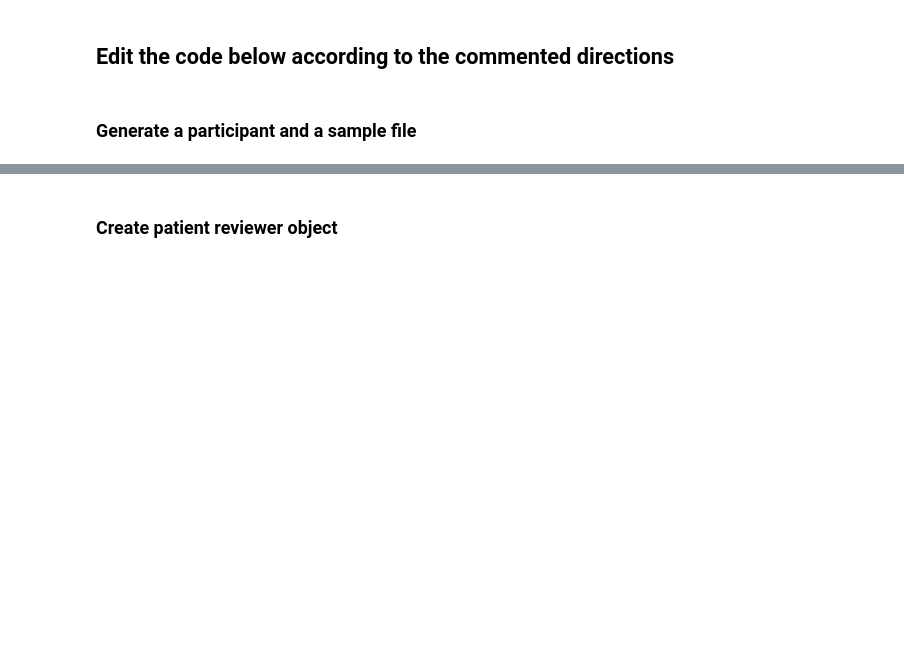
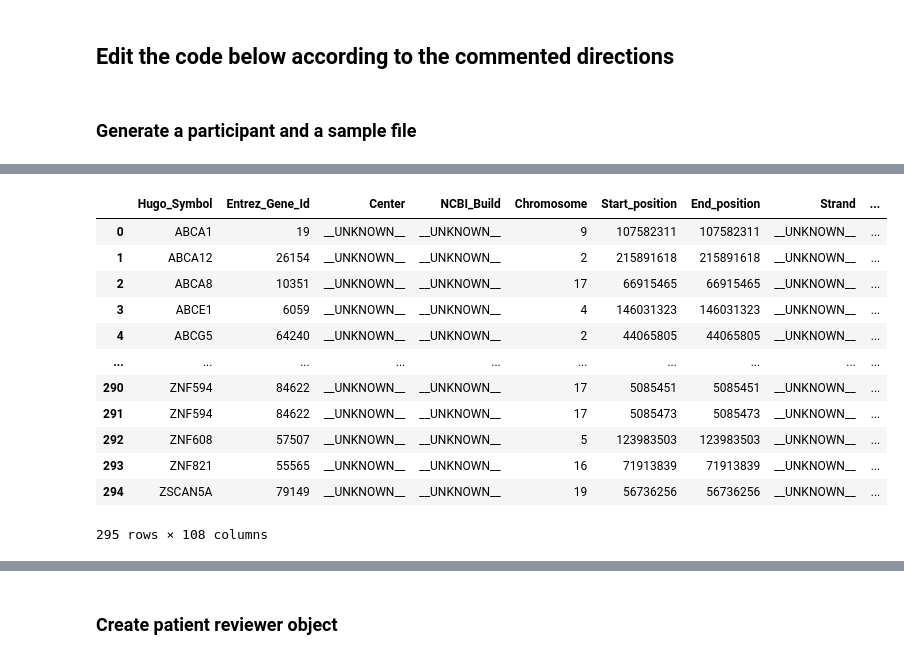
Before and after one commit to getzlab/AnnoMate, a Jupyter notebook: JupyterReviewer/Reviewers/UserPatientReviewer.ipynb, the cells around one changed output, grey strips where cells are left out. Drawn from its saved outputs; the diff is of its cells as text; code cells hidden in the pictures; blank space fills up the shorter version.

```diff
--- a/JupyterReviewer/Reviewers/UserPatientReviewer.ipynb
+++ b/JupyterReviewer/Reviewers/UserPatientReviewer.ipynb
@@ -26,0 +46,32 @@ samples_df, participants_df = collect_data(
+# %%
+maf_df_copy = maf_df.copy()
+maf_df_copy = maf_df_copy.sort_values(['Hugo_Symbol', 'Start_position']).dropna(axis=1)
+maf_df_copy.reset_index(drop=True, inplace=True)
+
+separated_mafs=[]
+for i, sample in enumerate(maf_df_copy['Tumor_Sample_Barcode'].unique()):
+    separated_mafs.append(maf_df_copy[maf_df_copy['Tumor_Sample_Barcode'] == maf_df_copy.loc[i, 'Tumor_Sample_Barcode']].reset_index())
+
+sample_cols = []
+for col in list(maf_df_copy):
+    for i in range(len(separated_mafs)-1):
+        if separated_mafs[i].loc[0, 'Hugo_Symbol'] != separated_mafs[i+1].loc[0, 'Hugo_Symbol']:
+
+        if separated_mafs[i].loc[0, col] != separated_mafs[i+1].loc[0, col] and col not in sample_cols:
+                sample_cols.append(col)
+# %%
+separated_mafs[0]
+# %% [output]
+|  | Hugo_Symbol | Entrez_Gene_Id | Center | NCBI_Build | Chromosome | Start_position | End_position | Strand | ... |
+| 0 | ABCA1 | 19 | __UNKNOWN__ | __UNKNOWN__ | 9 | 107582311 | 107582311 | __UNKNOWN__ | ... |
+| 1 | ABCA12 | 26154 | __UNKNOWN__ | __UNKNOWN__ | 2 | 215891618 | 215891618 | __UNKNOWN__ | ... |
+| 2 | ABCA8 | 10351 | __UNKNOWN__ | __UNKNOWN__ | 17 | 66915465 | 66915465 | __UNKNOWN__ | ... |
+| 3 | ABCE1 | 6059 | __UNKNOWN__ | __UNKNOWN__ | 4 | 146031323 | 146031323 | __UNKNOWN__ | ... |
+| 4 | ABCG5 | 64240 | __UNKNOWN__ | __UNKNOWN__ | 2 | 44065805 | 44065805 | __UNKNOWN__ | ... |
+| ... | ... | ... | ... | ... | ... | ... | ... | ... | ... |
+| 290 | ZNF594 | 84622 | __UNKNOWN__ | __UNKNOWN__ | 17 | 5085451 | 5085451 | __UNKNOWN__ | ... |
+| 291 | ZNF594 | 84622 | __UNKNOWN__ | __UNKNOWN__ | 17 | 5085473 | 5085473 | __UNKNOWN__ | ... |
+| 292 | ZNF608 | 57507 | __UNKNOWN__ | __UNKNOWN__ | 5 | 123983503 | 123983503 | __UNKNOWN__ | ... |
+| 293 | ZNF821 | 55565 | __UNKNOWN__ | __UNKNOWN__ | 16 | 71913839 | 71913839 | __UNKNOWN__ | ... |
+| 294 | ZSCAN5A | 79149 | __UNKNOWN__ | __UNKNOWN__ | 19 | 56736256 | 56736256 | __UNKNOWN__ | ... |
+295 rows × 108 columns
```
Also changed, not shown: parts of 7 cells of this notebook, 4 other files.
